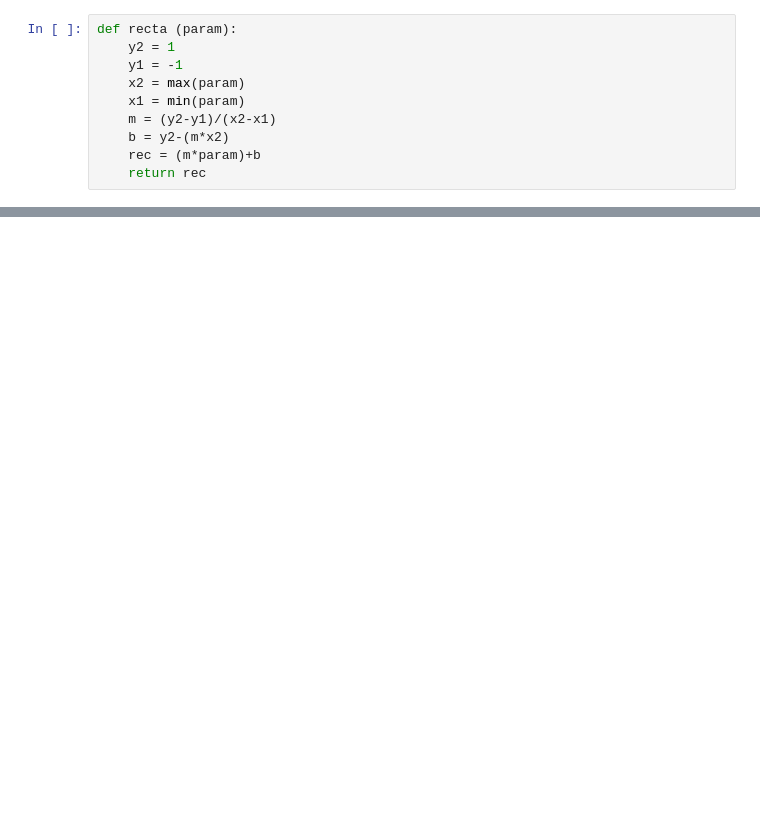
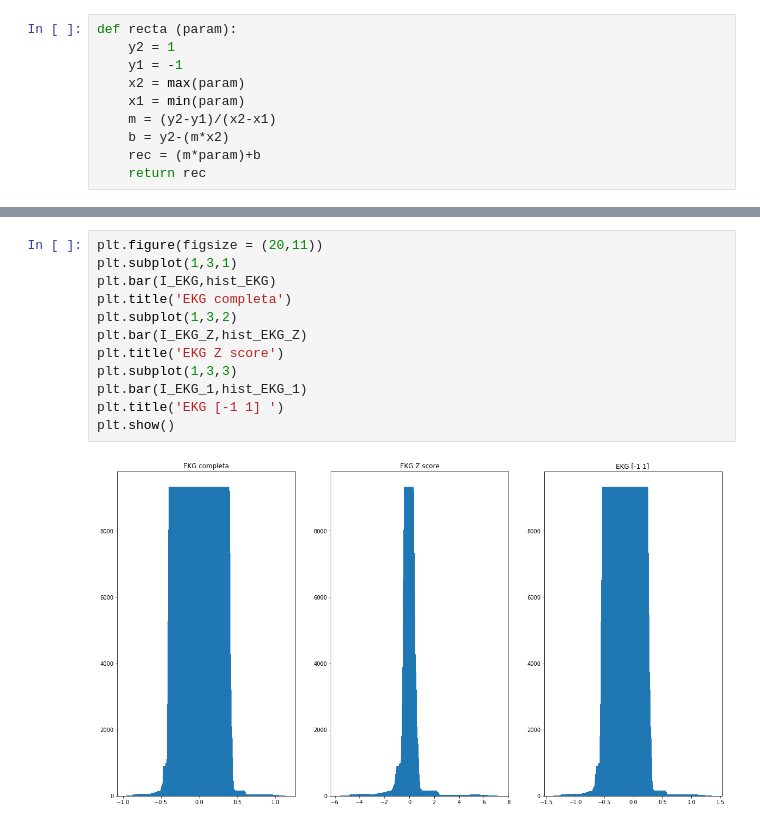
Before and after one commit to AlejandroHerrea/MCIB-19-P, a Jupyter notebook: src/Práctica 3/Práctica 3.ipynb, the cells around one changed output, grey strips where cells are left out. Saved outputs shown, nothing was run; the diff lists cells and outputs as text; blank space fills up the shorter version.

```diff
--- a/src/Práctica 3/Práctica 3.ipynb
+++ b/src/Práctica 3/Práctica 3.ipynb
@@ -157,0 +222,14 @@ plt.show()
+# %%
+plt.figure(figsize = (20,11))
+plt.subplot(1,3,1)
+plt.bar(I_EKG,hist_EKG)
+plt.title('EKG completa')
+plt.subplot(1,3,2)
+plt.bar(I_EKG_Z,hist_EKG_Z)
+plt.title('EKG Z score')
+plt.subplot(1,3,3)
+plt.bar(I_EKG_1,hist_EKG_1)
+plt.title('EKG [-1 1] ')
+plt.show()
+# %% [output]
+[figure, added]
```
Also changed, not shown: parts of 9 cells of this notebook.
